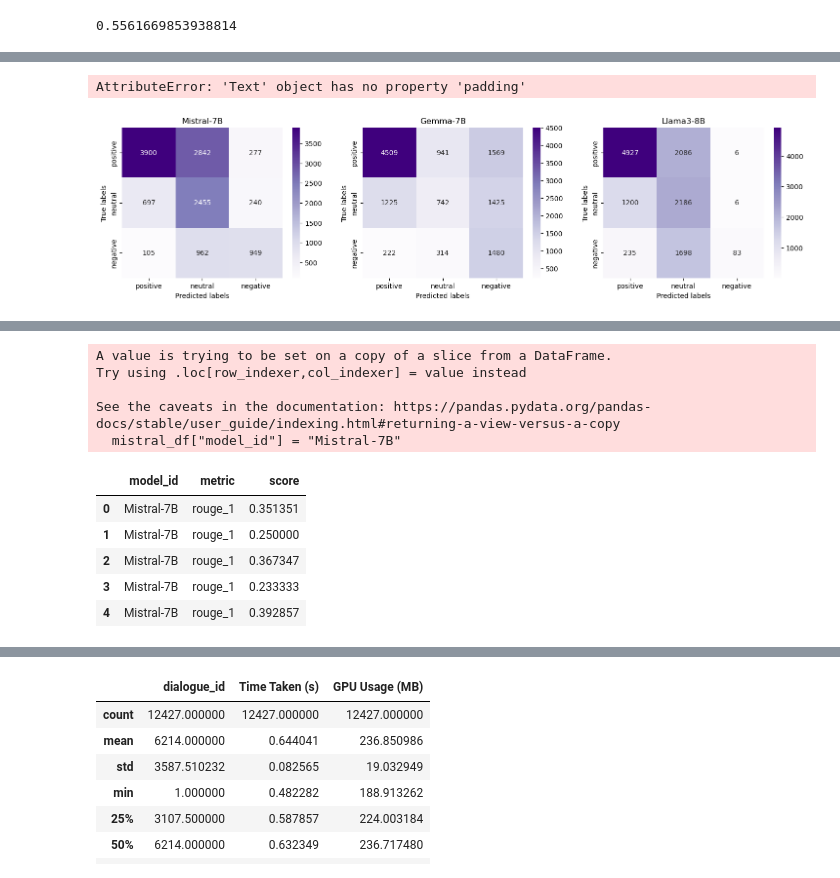
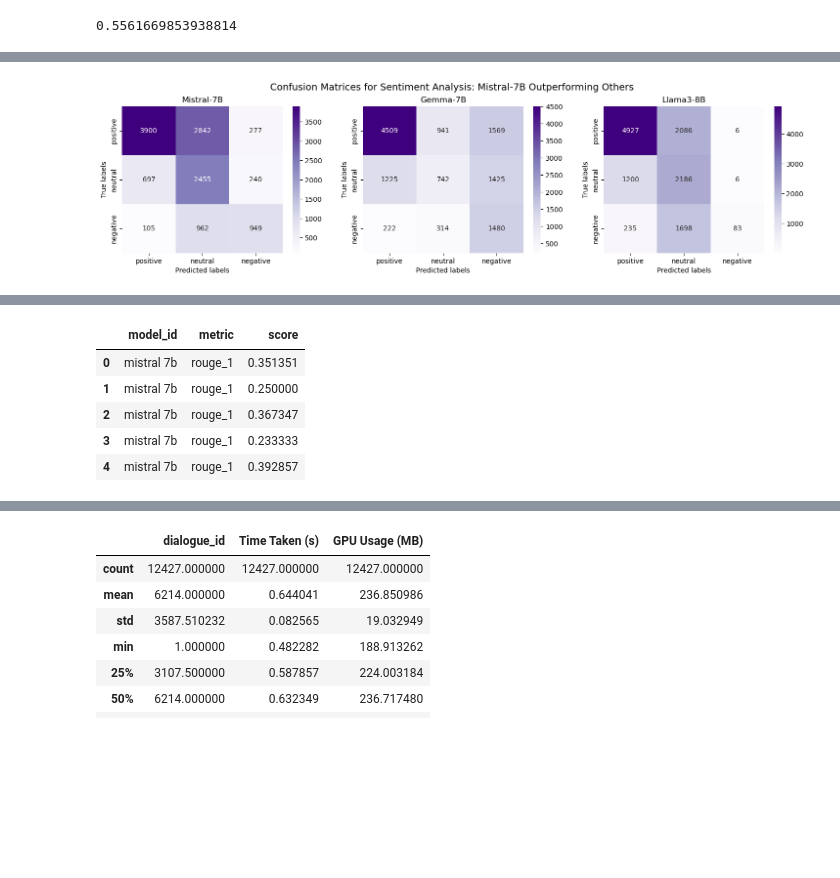
Before and after one commit to data-sci-capstone/copilot, a Jupyter notebook: Evaluation/visualizations.ipynb, the cells around one changed output, grey strips where cells are left out. Cells and saved outputs as stored; diff of their text form; code cells hidden in the pictures; blank space fills up the shorter version.

```diff
--- a/Evaluation/visualizations.ipynb
+++ b/Evaluation/visualizations.ipynb
@@ -94,30 +107,33 @@ f1_score(sdf[sdf["model_id"] == "llama 3 8b"]["actual_sentiment"], sdf[sdf["mode
 # %%
 fig, axes = plt.subplots(1, 3, figsize=(18, 4))
 
 # Compute the confusion matrix
 cm1 = confusion_matrix(sdf[sdf["model_id"] == "mistral 7b"]["actual_sentiment"], sdf[sdf["model_id"] == "mistral 7b"]["generated_sentiment"], labels=['positive', 'neutral', 'negative'])
 sns.heatmap(cm1, annot=True, fmt='d', cmap='Purples', ax=axes[0], xticklabels=['positive', 'neutral', 'negative'], yticklabels=['positive', 'neutral', 'negative'])
 cm2 = confusion_matrix(sdf[sdf["model_id"] == "gemma 7b"]["actual_sentiment"], sdf[sdf["model_id"] == "gemma 7b"]["generated_sentiment"], labels=['positive', 'neutral', 'negative'])
 sns.heatmap(cm2, annot=True, fmt='d', cmap='Purples', ax=axes[1], xticklabels=['positive', 'neutral', 'negative'], yticklabels=['positive', 'neutral', 'negative'])
 cm3 = confusion_matrix(sdf[sdf["model_id"] == "llama 3 8b"]["actual_sentiment"], sdf[sdf["model_id"] == "llama 3 8b"]["generated_sentiment"], labels=['positive', 'neutral', 'negative'])
 sns.heatmap(cm3, annot=True, fmt='d', cmap='Purples', ax=axes[2], xticklabels=['positive', 'neutral', 'negative'], yticklabels=['positive', 'neutral', 'negative'])
 
 axes[0].set_title('Mistral-7B')
 axes[0].set_xlabel('Predicted labels')
 axes[0].set_ylabel('True labels')
 
 axes[1].set_title('Gemma-7B')
 axes[1].set_xlabel('Predicted labels')
 axes[1].set_ylabel('True labels')
 
 axes[2].set_title('Llama3-8B')
 axes[2].set_xlabel('Predicted labels')
 axes[2].set_ylabel('True labels')
 
-fig.suptitle("Confusion Matrix for Sentiment Analysis: Mistral-7B Outperforming Others", fontsize=10)
+fig.suptitle("Confusion Matrices for Sentiment Analysis: Mistral-7B Outperforming Others", fontsize=14)
+# plt.tight_layout(rect=[0, 0.03, 1, 0.93])  # Adjust top margin
+plt.subplots_adjust(top=0.86)  # Add this line to make more space for the suptitle
+
+plt.show()
 # %% [output]
-AttributeError: 'Text' object has no property 'padding'
-[figure, old version]
+[figure, new version]
 # %%
 gemma_scores_df = pd.read_csv("/pub/gaog5/copilot/Datasets/gemma_sample_scores.csv")
 gemma_scores_df["model_id"] = "Gemma-7B"
@@ -134,24 +150,16 @@ gemma_scores_df.describe()
 | max | 12427.000000 | 0.468085 | 0.259259 | 0.468085 | 0.897227 | 0.931543 | 0.912278 | 0.669124 |
 # %%
 cols = ["model_id", "rouge_1", "rouge_2", "meteor", "bert_f1"]
-mistral_df = df[cols]
-mistral_df["model_id"] = "Mistral-7B"
-df_combined = pd.concat([mistral_df, gemma_scores_df[cols]], ignore_index=True)
 
-melted_df = df_combined.melt(id_vars='model_id', var_name='metric', value_name='score')
+melted_df = df[cols].melt(id_vars='model_id', var_name='metric', value_name='score')
 melted_df.head()
 # %% [output]
-A value is trying to be set on a copy of a slice from a DataFrame.
-Try using .loc[row_indexer,col_indexer] = value instead
-
-See the caveats in the documentation: https://pandas.pydata.org/pandas-docs/stable/user_guide/indexing.html#returning-a-view-versus-a-copy
-  mistral_df["model_id"] = "Mistral-7B"
 |  | model_id | metric | score |
-| 0 | Mistral-7B | rouge_1 | 0.351351 |
-| 1 | Mistral-7B | rouge_1 | 0.250000 |
-| 2 | Mistral-7B | rouge_1 | 0.367347 |
-| 3 | Mistral-7B | rouge_1 | 0.233333 |
-| 4 | Mistral-7B | rouge_1 | 0.392857 |
+| 0 | mistral 7b | rouge_1 | 0.351351 |
+| 1 | mistral 7b | rouge_1 | 0.250000 |
+| 2 | mistral 7b | rouge_1 | 0.367347 |
+| 3 | mistral 7b | rouge_1 | 0.233333 |
+| 4 | mistral 7b | rouge_1 | 0.392857 |
 # %%
 plt.figure(figsize=(10, 7))
 ax = sns.boxplot(x='score', y='metric', hue='model_id', data=melted_df, gap=0.3, fliersize=3, whis=3)
```
Also changed, not shown: parts of 8 cells of this notebook, 6 other files.
